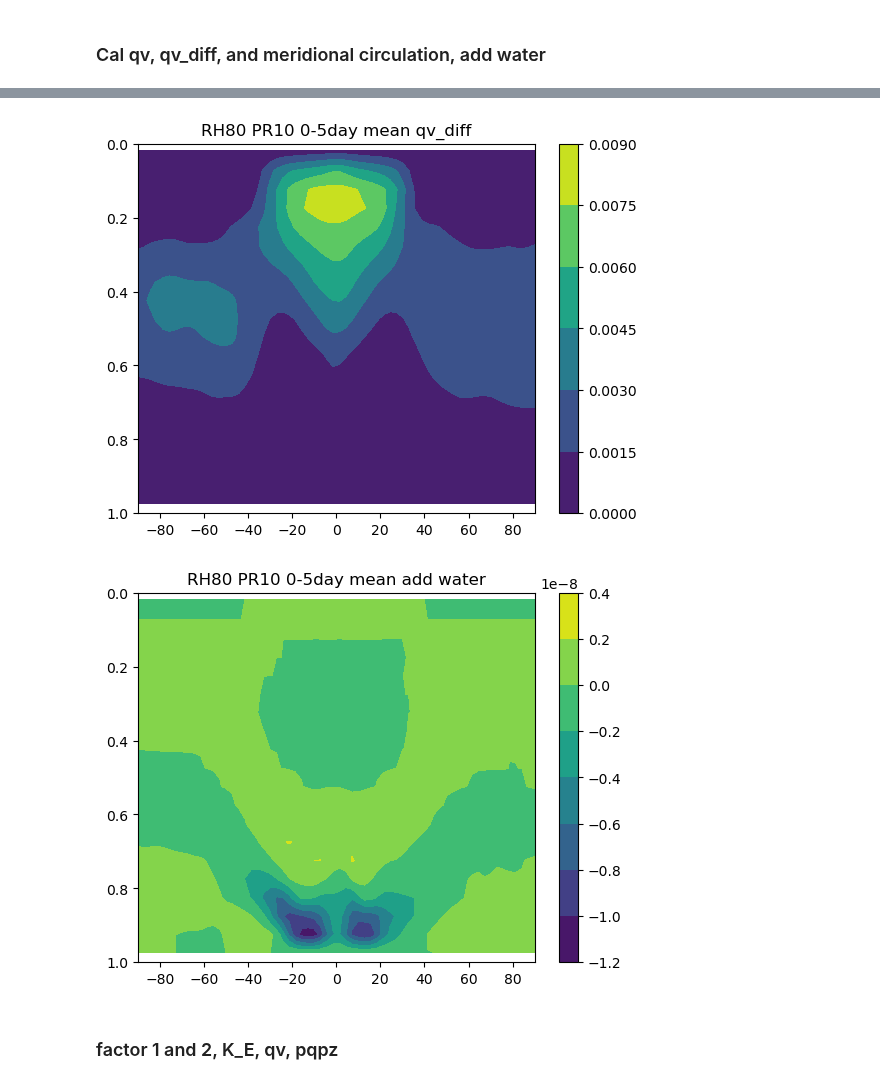
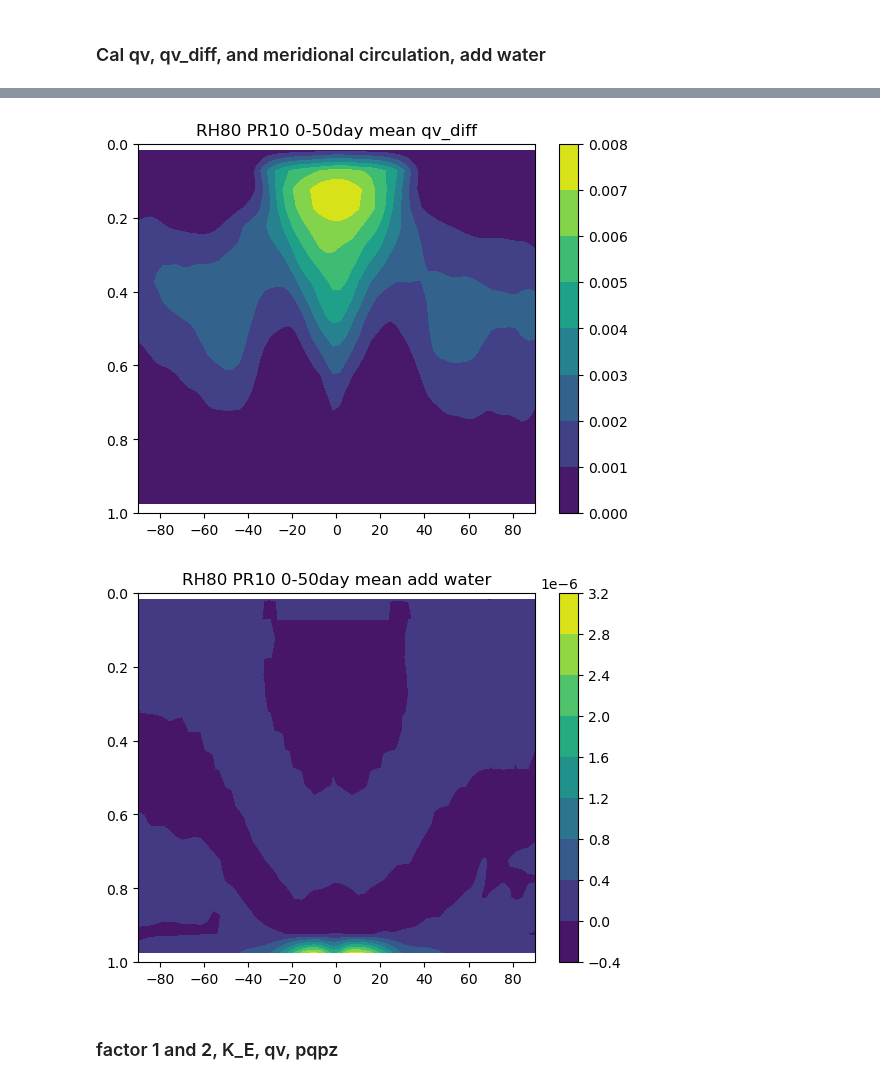
Before and after one commit to PeterChang1023/Dycore_Master, a Jupyter notebook: dycore/IdealizeSpetral.jl/exp/HSt42/check_spinupday.ipynb, the cells around one changed output, grey strips where cells are left out. Drawn from its saved outputs; the diff is of its cells as text; code cells hidden in the pictures.

```diff
--- a/dycore/IdealizeSpetral.jl/exp/HSt42/check_spinupday.ipynb
+++ b/dycore/IdealizeSpetral.jl/exp/HSt42/check_spinupday.ipynb
@@ -42,6 +42,8 @@ class Dycore:
         self.z       = self.getVar("grid_z_full_xyzt")
         self.factor1 = self.getVar("factor1_xyzt")
         self.factor2 = self.getVar("factor2_xyzt")
+        self.factor3 = self.getVar("factor3_xyzt")
+
 
         self.K_E = self.getVar("K_E_xyzt")
         self.pqpz = self.getVar("pqpz_xyzt")
@@ -124,8 +126,8 @@ class Dycore:
         self.t_mean = np.nanmean(self.t[-100:,:,:,:], axis=(1,3))
         return self.t_mean
 # %%
-file = "50day_test_all.dat"
-time = np.linspace(0,50,50)
+file = "test_all.dat"
+time = np.linspace(0,5,5)
 y    = np.linspace(-90,90,64)
 
 yy, tt = np.meshgrid(y,time)
@@ -309,7 +313,7 @@ for i in range(10,20,10):
     plt.clabel(CT)
 
     plt.ylim([1,0])
-    plt.title(f"PR={pr} 25-50day mean meridional overturning circulation(contour), mean qv (shading)", fontsize=9)
+    plt.title(f"PR={pr} 0-50day mean meridional overturning circulation(contour), mean qv (shading)", fontsize=9)
     plt.show()
 ##################################################################################################
 for i in range(10,20,10):
@@ -328,7 +332,7 @@ for i in range(10,20,10):
 
     CS = plt.contourf(yy, sigma_mean2, qv_diff_mean)
     plt.colorbar(CS)
-    plt.title(f"RH80 PR{pr} 0-5day mean qv_diff")
+    plt.title(f"RH80 PR{pr} 0-50day mean qv_diff")
 
     plt.ylim([1,0])
     plt.show()
@@ -346,7 +350,7 @@ for i in range(10,20,10):
 
     CS = plt.contourf(yy, sigma_mean2, add_water_mean)
     plt.colorbar(CS)
-    plt.title(f"RH80 PR{pr} 0-5day mean add water")
+    plt.title(f"RH80 PR{pr} 0-50day mean add water")
 
     plt.ylim([1,0])
     plt.show()
@@ -355,5 +359,5 @@ for i in range(10,20,10):
-[figure, old version]
+[figure, new version]
-[figure, old version]
+[figure, new version]
 # %% [markdown]
 ### factor 1 and 2, K_E, qv, pqpz
 # %%
```
Also changed, not shown: parts of 8 cells of this notebook, 4 other files.
